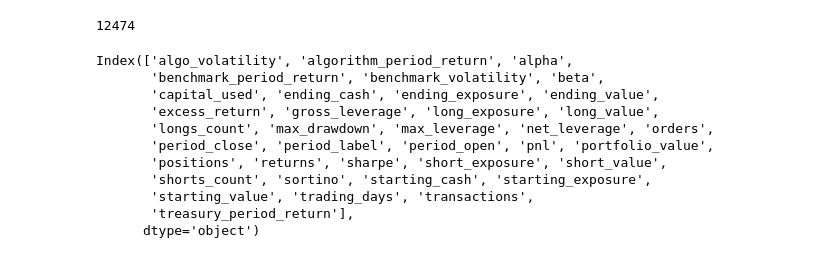
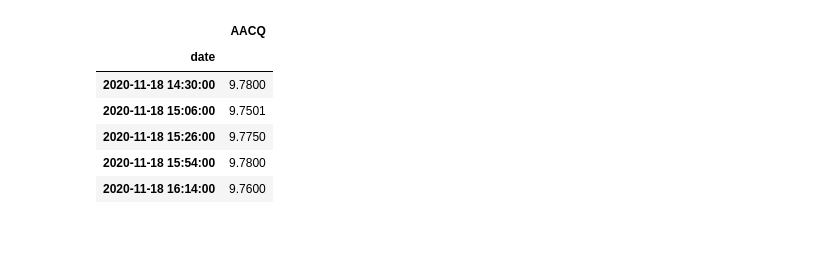
Before and after one commit to MattioCh/algo_test, a Jupyter notebook: Minute_copula/research.ipynb, the cells around one changed output. Saved outputs shown, nothing was run; the diff lists cells and outputs as text; code cells hidden in the pictures.

```diff
--- a/Minute_copula/research.ipynb
+++ b/Minute_copula/research.ipynb
@@ -5,18 +3,0 @@ df=pd.read_pickle("test1.csv")
-# %%
-len(df.orders.sum())
-# %% [output]
-12474
-# %%
-df.columns
-# %% [output]
-Index(['algo_volatility', 'algorithm_period_return', 'alpha',
-       'benchmark_period_return', 'benchmark_volatility', 'beta',
-       'capital_used', 'ending_cash', 'ending_exposure', 'ending_value',
-       'excess_return', 'gross_leverage', 'long_exposure', 'long_value',
-       'longs_count', 'max_drawdown', 'max_leverage', 'net_leverage', 'orders',
-       'period_close', 'period_label', 'period_open', 'pnl', 'portfolio_value',
-       'positions', 'returns', 'sharpe', 'short_exposure', 'short_value',
-       'shorts_count', 'sortino', 'starting_cash', 'starting_exposure',
-       'starting_value', 'trading_days', 'transactions',
-       'treasury_period_return'],
-      dtype='object')
@@ -22,0 +12,19 @@ Index(['algo_volatility', 'algorithm_period_return', 'alpha',
+# %%
+dist = []
+list_=[]
+path = "/Users/matthewchuang/Documents/GitHub/algo_test/datas/20210106/minute"
+
+df = pd.read_csv(path+"/AACQ.csv")
+df['date'] = pd.to_datetime(df['date'])
+df.set_index('date', inplace=True)
+df = df.close.to_frame()
+df = df.rename(columns={"close":"AACQ"})
+df.head()
+# %% [output]
+|  | AACQ |
+| date |  |
+| 2020-11-18 14:30:00 | 9.7800 |
+| 2020-11-18 15:06:00 | 9.7501 |
+| 2020-11-18 15:26:00 | 9.7750 |
+| 2020-11-18 15:54:00 | 9.7800 |
+| 2020-11-18 16:14:00 | 9.7600 |
```
Also changed, not shown: parts of 12 cells of this notebook, 5 other files.
